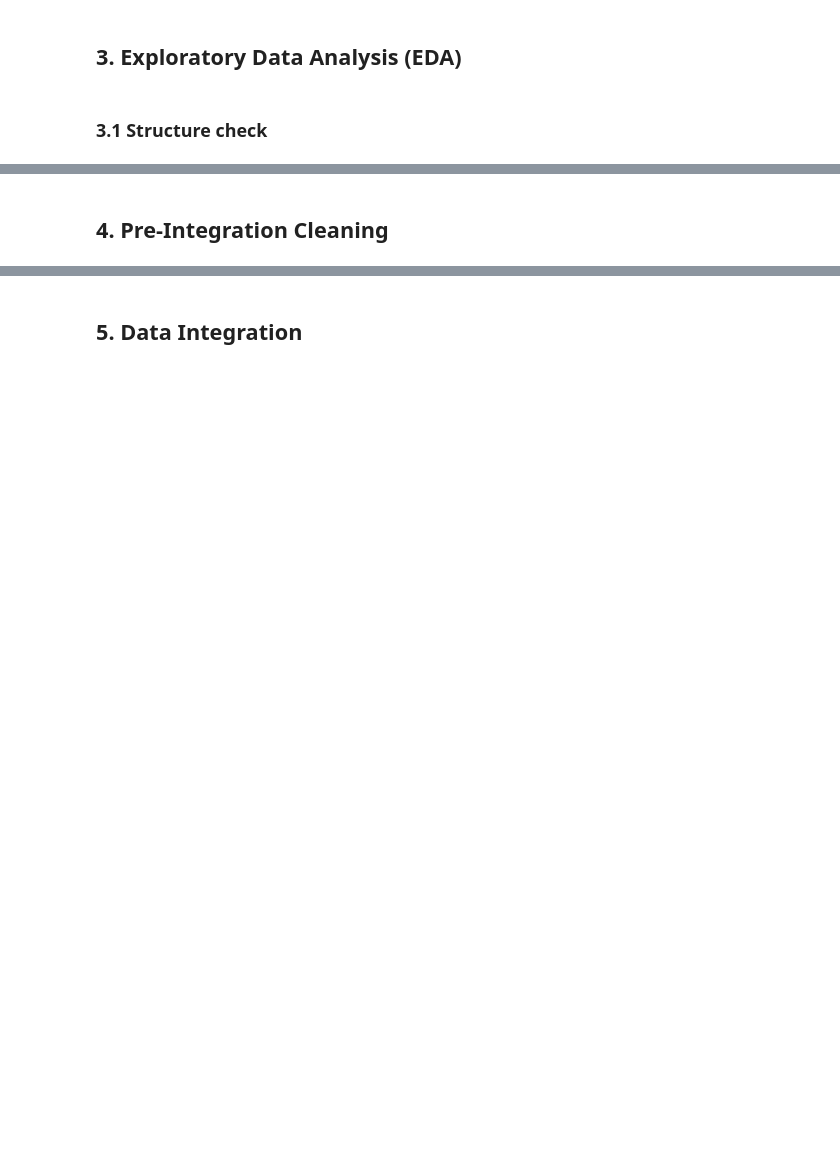
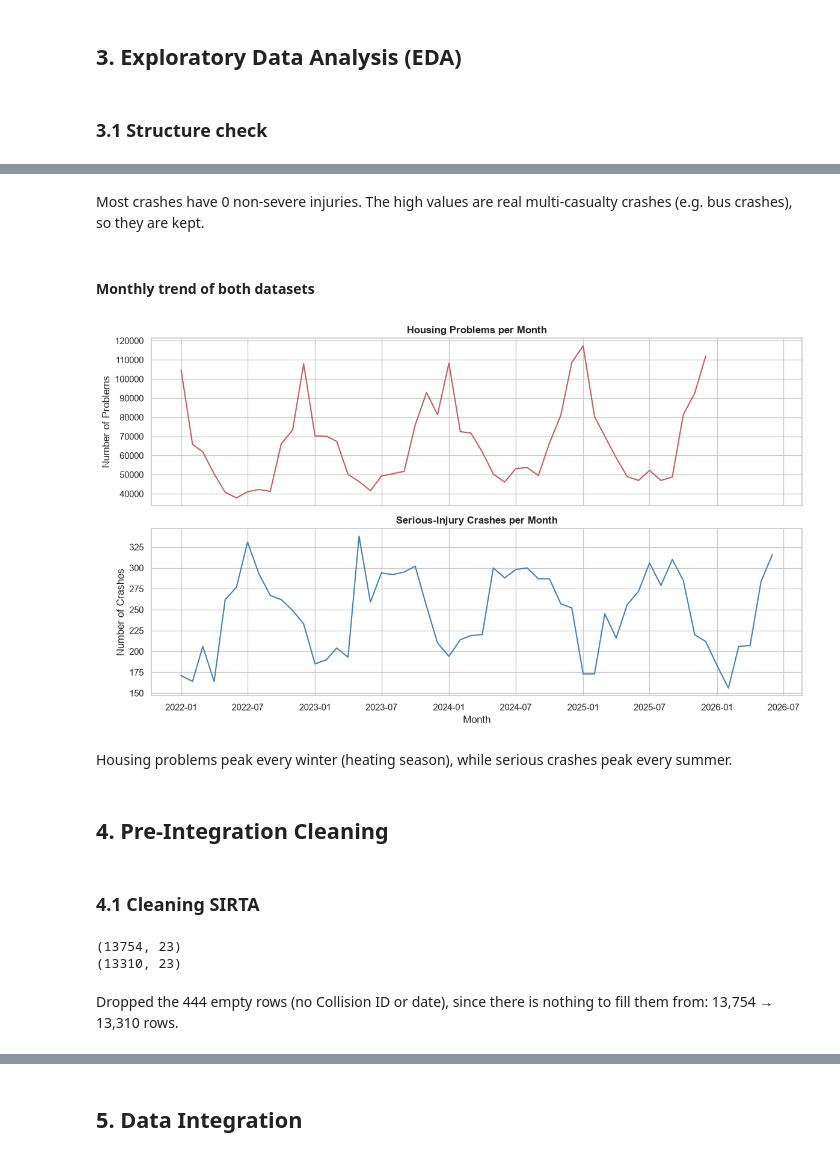
Before and after one commit to JanaHaririi/nyc-housing-transit, a Jupyter notebook: notebooks/nyc_housing_transit.ipynb, the cells around one changed output, grey strips where cells are left out. Drawn from its saved outputs; the diff is of its cells as text; code cells hidden in the pictures; blank space fills up the shorter version.

```diff
--- a/notebooks/nyc_housing_transit.ipynb
+++ b/notebooks/nyc_housing_transit.ipynb
@@ -330,2 +340,38 @@ plt.show()
+# %% [markdown]
+Most crashes have 0 non-severe injuries. The high values are real multi-casualty crashes (e.g. bus crashes), so they are kept.
+# %% [markdown]
+#### Monthly trend of both datasets
+# %%
+# Count records per month (dates are converted only for this plot; the real conversion is done in cleaning)
+crash_months = pd.to_datetime(df_transport['Crash Date'], format='%m/%d/%Y').dt.to_period('M').value_counts().sort_index()
+problem_months = pd.to_datetime(df_housing['received_date']).dt.to_period('M').value_counts().sort_index()
+
+# Two charts on top of each other, because housing problems are ~1000x more frequent than crashes
+fig, ax = plt.subplots(nrows=2, ncols=1, figsize=(12, 7), sharex=True)
+ax[0].plot(problem_months.index.to_timestamp(), problem_months.values, color="indianred")
+ax[0].set_title("Housing Problems per Month", fontsize=12, weight="bold")
+ax[0].set_ylabel("Number of Problems")
+ax[1].plot(crash_months.index.to_timestamp(), crash_months.values, color="steelblue")
+ax[1].set_title("Serious-Injury Crashes per Month", fontsize=12, weight="bold")
+ax[1].set_ylabel("Number of Crashes")
+ax[1].set_xlabel("Month")
+plt.tight_layout()
+plt.show()
+# %% [output]
+[figure, added]
+# %% [markdown]
+Housing problems peak every winter (heating season), while serious crashes peak every summer.
 # %% [markdown]
 ## 4. Pre-Integration Cleaning
+# %% [markdown]
+### 4.1 Cleaning SIRTA
+# %%
+# Drop the empty rows (no Collision ID and no Crash Date)
+print(df_transport.shape)
+df_transport = df_transport.dropna(subset=['Collision ID', 'Crash Date'])
+print(df_transport.shape)
+# %% [output]
+(13754, 23)
+(13310, 23)
+# %% [markdown]
+Dropped the 444 empty rows (no Collision ID or date), since there is nothing to fill them from: 13,754 → 13,310 rows.
```
Also changed, not shown: parts of 105 cells of this notebook, 3 other files.
